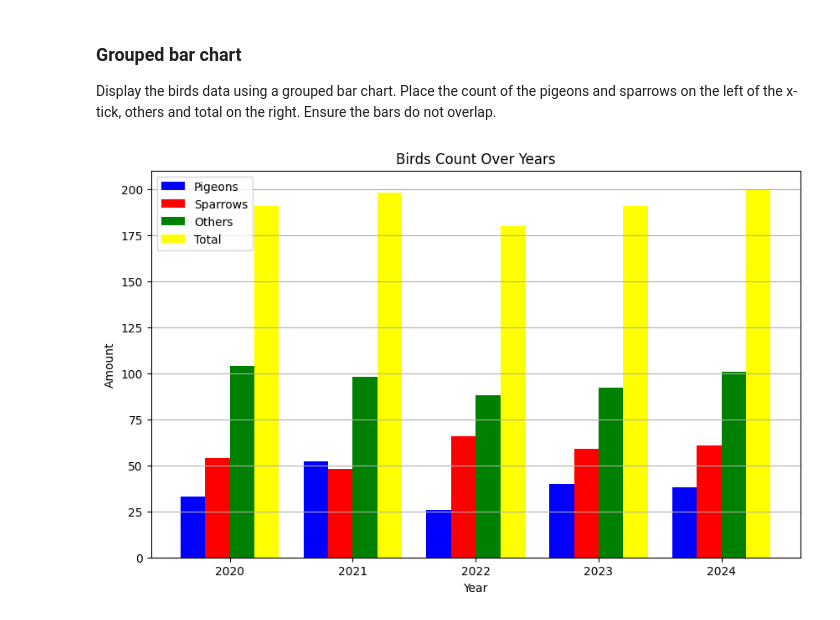
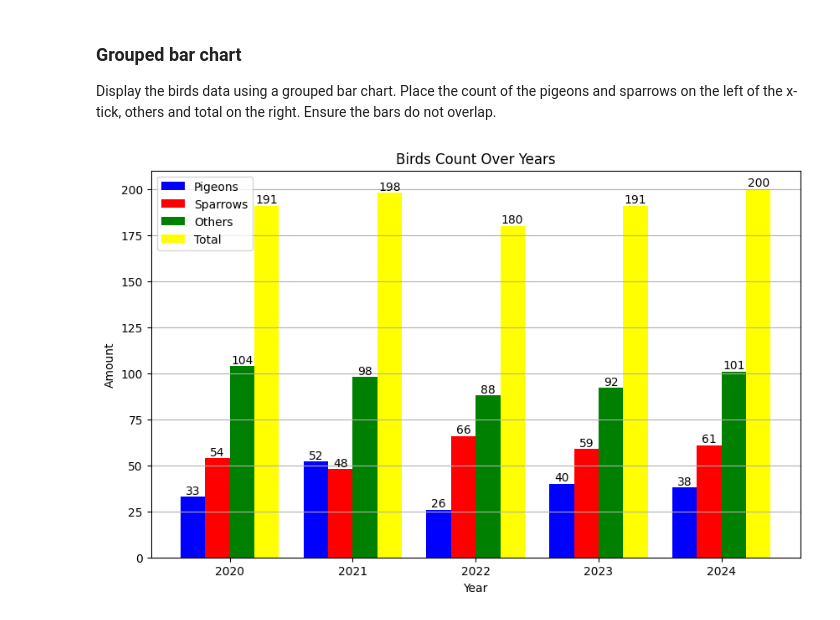
Before and after one commit to J-Provost/P2-coursematerial-2425, a Jupyter notebook: 05-data-processing/03-data_visualization/exercises_visualizations.ipynb, the cells around one changed output. Drawn from its saved outputs; the diff is of its cells as text; code cells hidden in the pictures.

```diff
--- a/05-data-processing/03-data_visualization/exercises_visualizations.ipynb
+++ b/05-data-processing/03-data_visualization/exercises_visualizations.ipynb
@@ -192,18 +192,22 @@ Display the birds data using a grouped bar chart. Place the count of the pigeons
 # %%
 # Your code
 plt.figure(figsize=(10, 6))
 bar_width = 0.2
 index = range(len(df['year']))
-plt.bar(index, df['Pigeons'], bar_width, color='blue', label='Pigeons')
-plt.bar([i + bar_width for i in index], df['Sparrows'], bar_width, color='red', label='Sparrows')
-plt.bar([i + 2*bar_width for i in index], df['others'], bar_width, color='green', label='Others')
-plt.bar([i + 3*bar_width for i in index], df['Pigeons']+df['Sparrows']+df['others'], bar_width, color='yellow', label='Total')
+pigeon=plt.bar(index, df['Pigeons'], bar_width, color='blue', label='Pigeons')
+sparrows=plt.bar([i + bar_width for i in index], df['Sparrows'], bar_width, color='red', label='Sparrows')
+others=plt.bar([i + 2*bar_width for i in index], df['others'], bar_width, color='green', label='Others')
+total=plt.bar([i + 3*bar_width for i in index], df['Pigeons']+df['Sparrows']+df['others'], bar_width, color='yellow', label='Total')
+plt.bar_label(pigeon)
+plt.bar_label(sparrows)
+plt.bar_label(others)
+plt.bar_label(total)
 plt.title('Birds Count Over Years')
 plt.xlabel('Year')
 plt.ylabel('Amount')
 plt.xticks([i + bar_width*1.5 for i in index], df['year'])
 plt.legend()
 plt.grid(axis='y')
 plt.show()
 # %% [output]
-[figure, old version]
+[figure, new version]
```
Also changed, not shown: 37 other files.
